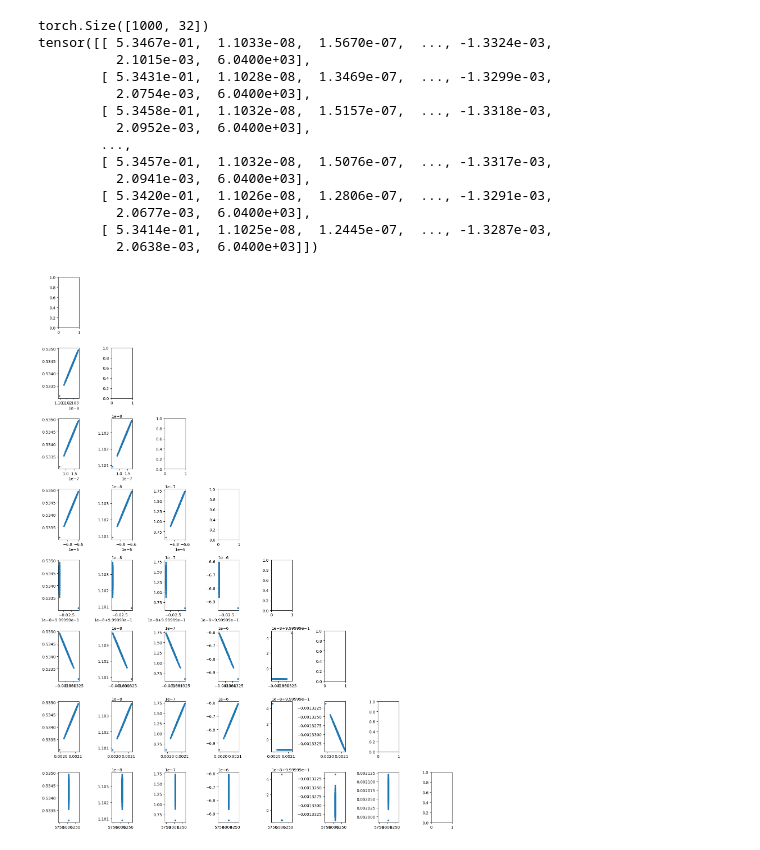
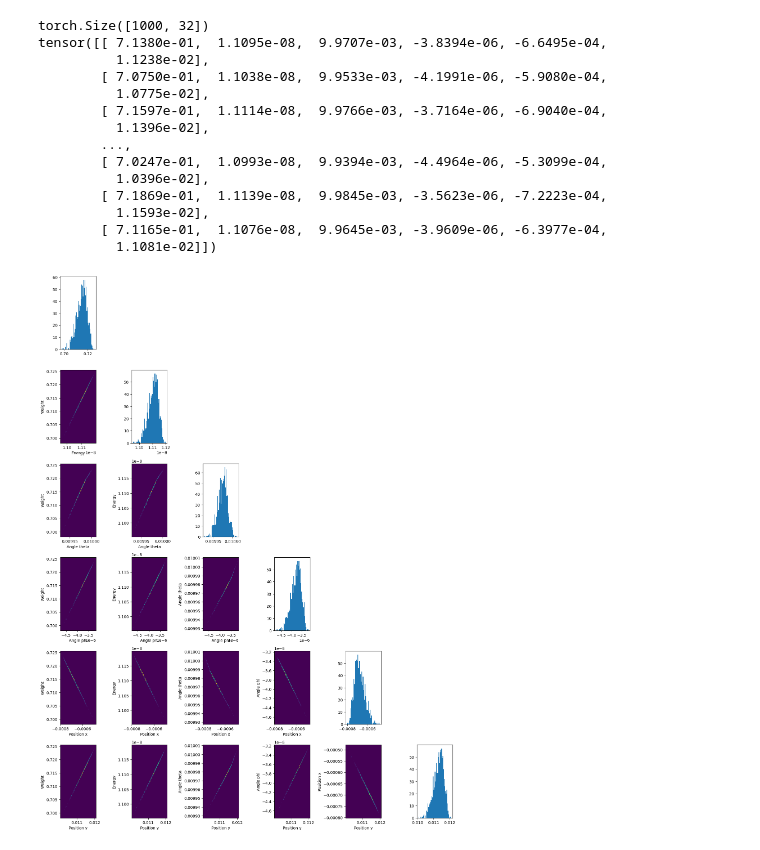
Before and after one commit to Lomholy/mcpl_approximation, a Jupyter notebook: VAE/vae_plotter.ipynb, the cells around one changed output. Cells and saved outputs as stored; diff of their text form; code cells hidden in the pictures.

```diff
--- a/VAE/vae_plotter.ipynb
+++ b/VAE/vae_plotter.ipynb
@@ -14,49 +14,51 @@ ax.plot(losses)
 # %%
 # sample_from_vae.py
 device = "mps"
 
 ckpt = torch.load("vae.pth", map_location=device)
 
 vae = VAE().to(device)
 vae.load_state_dict(ckpt["state_dict"])
 vae.eval()
 
 mins = ckpt["mins"].to(device)
 scales = ckpt["scales"].to(device)
 
 
+labels = ["Weight", "Energy", "Angle theta", "Angle phi", "Position x", "Position y"]
 with torch.no_grad():
     z = torch.randn(1000,32).to(device)  # sample 1000 latent vectors
     print(z.shape)
     samples = vae.decode(z)              # synthetic data in [0,1]
     samples = samples.clamp(0,1)
     samples = samples * scales + mins
 samples = samples.cpu()
 print(samples.cpu())
-fig, ax = plt.subplots(ncols=8, nrows=8, figsize=(15,20))
-for i in range(8):
-    for j in range(8):
+fig, ax = plt.subplots(ncols=6, nrows=6, figsize=(15,20))
+for i in range(6):
+    for j in range(6):
         if j>i:
             ax[i,j].set_axis_off()
             continue
-        if j==i:
-            # ax[i,j].hist(samples[:,i], bins=10)
+        if j==i and i!= 7:
+            ax[i,j].hist(samples[:,i], bins=50)
             continue
-        ax[i,j].plot(samples[:,i],samples[:,j], '.')
+        ax[i,j].hist2d(samples[:,i], samples[:,j], bins=100)
+        ax[i,j].set(xlabel=labels[i], ylabel=labels[j])
 plt.tight_layout()
 # %% [output]
 torch.Size([1000, 32])
-tensor([[ 5.3467e-01,  1.1033e-08,  1.5670e-07,  ..., -1.3324e-03,
-          2.1015e-03,  6.0400e+03],
-        [ 5.3431e-01,  1.1028e-08,  1.3469e-07,  ..., -1.3299e-03,
-          2.0754e-03,  6.0400e+03],
-        [ 5.3458e-01,  1.1032e-08,  1.5157e-07,  ..., -1.3318e-03,
-          2.0952e-03,  6.0400e+03],
+tensor([[ 7.1380e-01,  1.1095e-08,  9.9707e-03, -3.8394e-06, -6.6495e-04,
+          1.1238e-02],
+        [ 7.0750e-01,  1.1038e-08,  9.9533e-03, -4.1991e-06, -5.9080e-04,
+          1.0775e-02],
+        [ 7.1597e-01,  1.1114e-08,  9.9766e-03, -3.7164e-06, -6.9040e-04,
+          1.1396e-02],
         ...,
-        [ 5.3457e-01,  1.1032e-08,  1.5076e-07,  ..., -1.3317e-03,
-          2.0941e-03,  6.0400e+03],
-        [ 5.3420e-01,  1.1026e-08,  1.2806e-07,  ..., -1.3291e-03,
-          2.0677e-03,  6.0400e+03],
-        [ 5.3414e-01,  1.1025e-08,  1.2445e-07,  ..., -1.3287e-03,
-          2.0638e-03,  6.0400e+03]])
+        [ 7.0247e-01,  1.0993e-08,  9.9394e-03, -4.4964e-06, -5.3099e-04,
+          1.0396e-02],
+        [ 7.1869e-01,  1.1139e-08,  9.9845e-03, -3.5623e-06, -7.2223e-04,
+          1.1593e-02],
+        [ 7.1165e-01,  1.1076e-08,  9.9645e-03, -3.9609e-06, -6.3977e-04,
+          1.1081e-02]])
-[figure, old version]
+[figure, new version]
```
Also changed, not shown: parts of 1 cell of this notebook, 2 other files.
